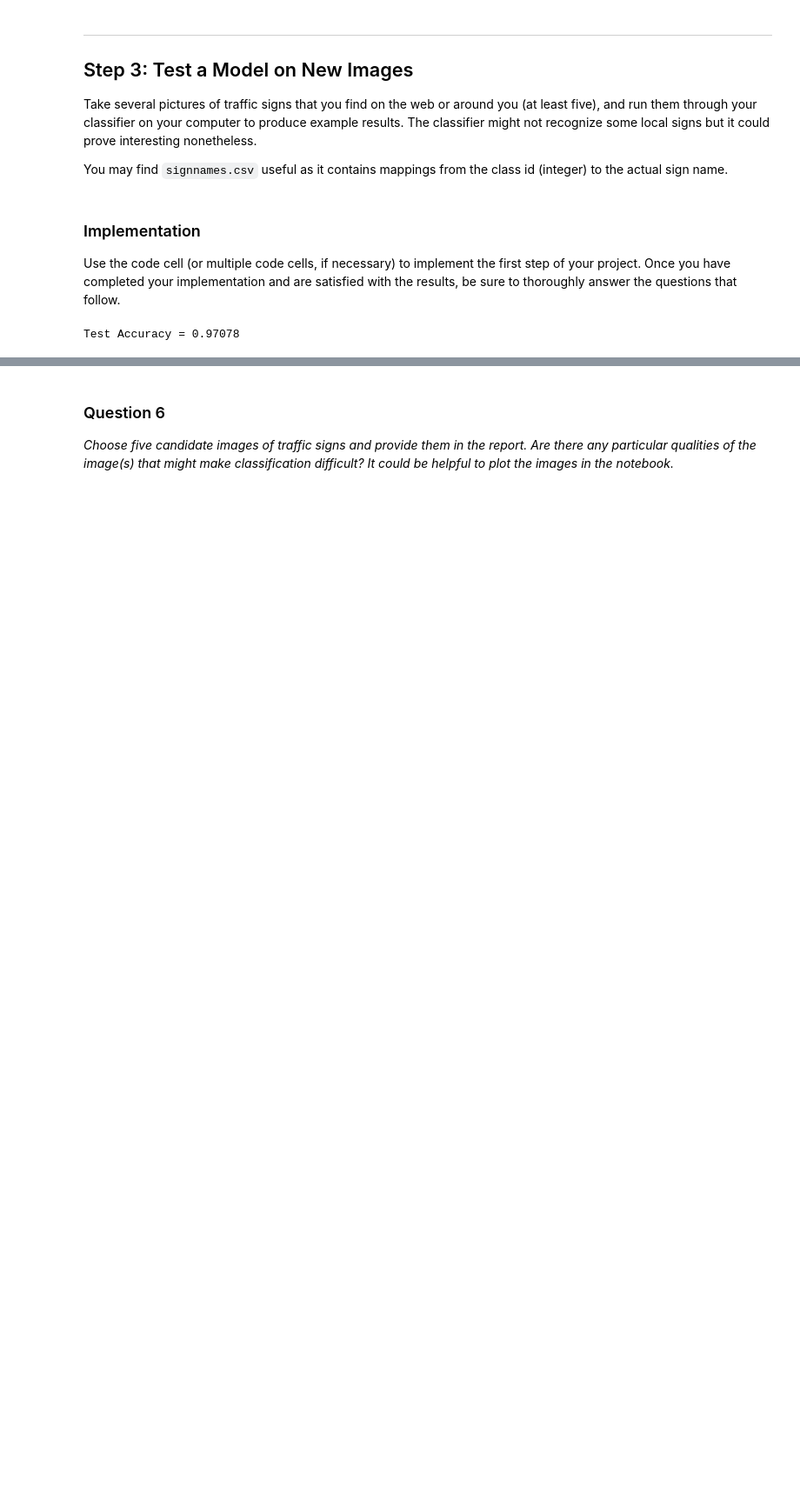
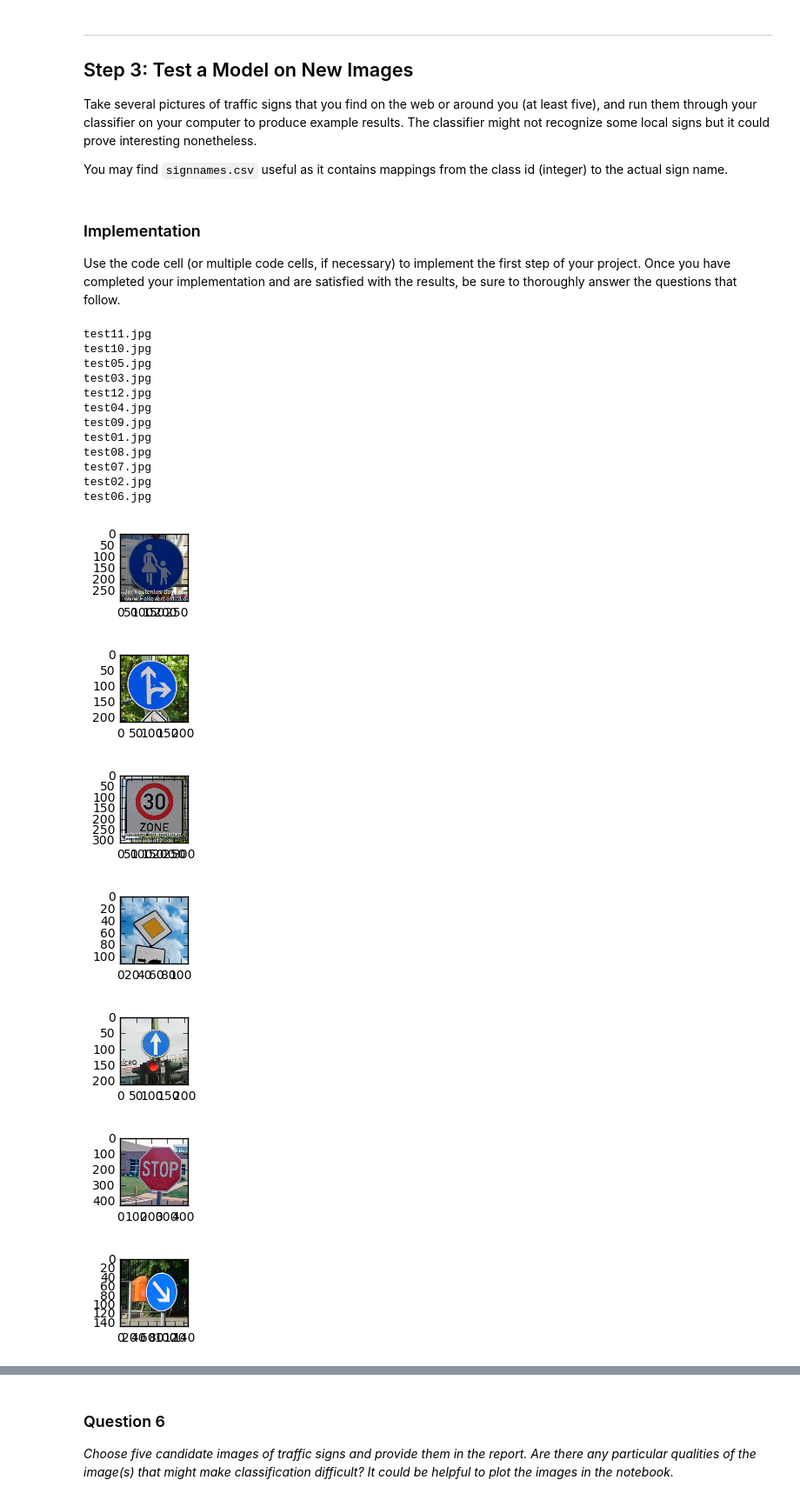
Before and after one commit to chilisy/CarND-Traffic-Sign-Classifier-Project, a Jupyter notebook: Traffic_Sign_Classifier.ipynb, the cells around one changed output, grey strips where cells are left out. Shown at 87% size. Saved outputs shown, nothing was run; the diff lists cells and outputs as text; code cells hidden in the pictures; blank space fills up the shorter version.

```diff
--- a/Traffic_Sign_Classifier.ipynb
+++ b/Traffic_Sign_Classifier.ipynb
@@ -550,13 +561,52 @@ You may find `signnames.csv` useful as it contains mappings from the class id (i
 ### Implementation
 
 Use the code cell (or multiple code cells, if necessary) to implement the first step of your project. Once you have completed your implementation and are satisfied with the results, be sure to thoroughly answer the questions that follow.
-# %%
-### Load the images and plot them here.
-### Feel free to use as many code cells as needed.
-with tf.Session() as sess:
-    saver.restore(sess, tf.train.latest_checkpoint('.'))
-
-    test_accuracy = evaluate(X_test_processed, y_test)
-    print("Test Accuracy = {:.5f}".format(test_accuracy))
-# %% [output]
-Test Accuracy = 0.97078
+# %%
+### Load the images and plot them here.
+### Feel free to use as many code cells as needed.
+
+def resize(image, width=32, height=32):
+
+    image_resized = imresize(image, (width, width))
+
+    return image_resized
+
+folder_testimages = '/traffic-signs-data/test_images'
+all_image_files = os.listdir(cwd + folder_testimages)
+
+all_image_files = [fn for fn in os.listdir(cwd + folder_testimages)
+              if fn.endswith('jpg')]
+
+try:
+    os.stat(cwd + folder_testimages + '/resized/')
+except:
+    os.mkdir(cwd + folder_testimages + '/resized/')
+
+for image_file in all_image_files:
+    img = imread(cwd + folder_testimages + '/' + image_file)
+    plt.figure(figsize=(1,1))
+    plt.imshow(img)
+    img = resize(img)
+    print(image_file)
+
+    imsave(cwd + folder_testimages + '/resized/' + image_file, img)
+# %% [output]
+test11.jpg
+test10.jpg
+test05.jpg
+test03.jpg
+test12.jpg
+test04.jpg
+test09.jpg
+test01.jpg
+test08.jpg
+test07.jpg
+test02.jpg
+test06.jpg
+[figure, added]
+[figure, added]
+[figure, added]
+[figure, added]
+[figure, added]
+[figure, added]
+[figure, added]
```
Also changed, not shown: parts of 17 cells of this notebook, 3 other files.
